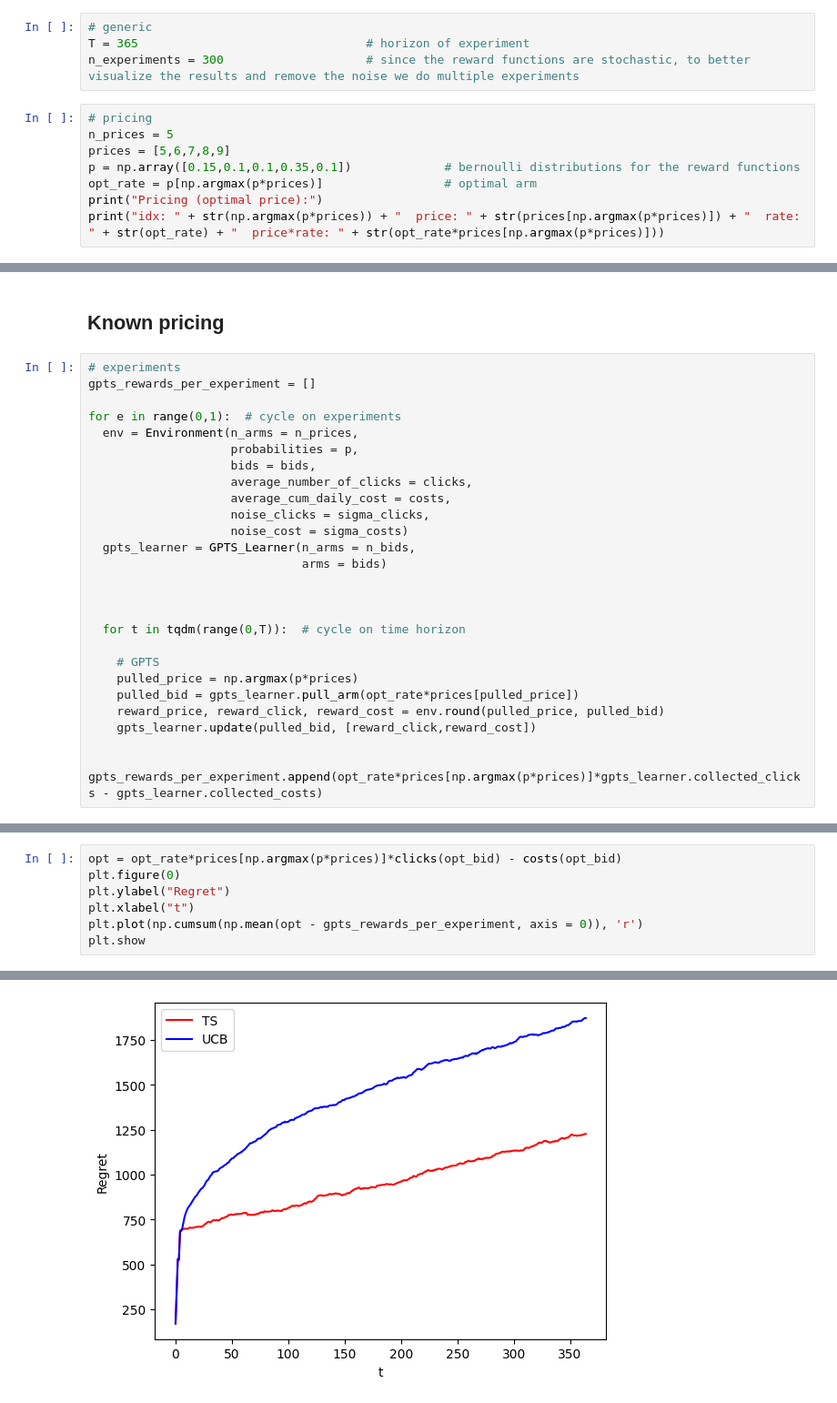
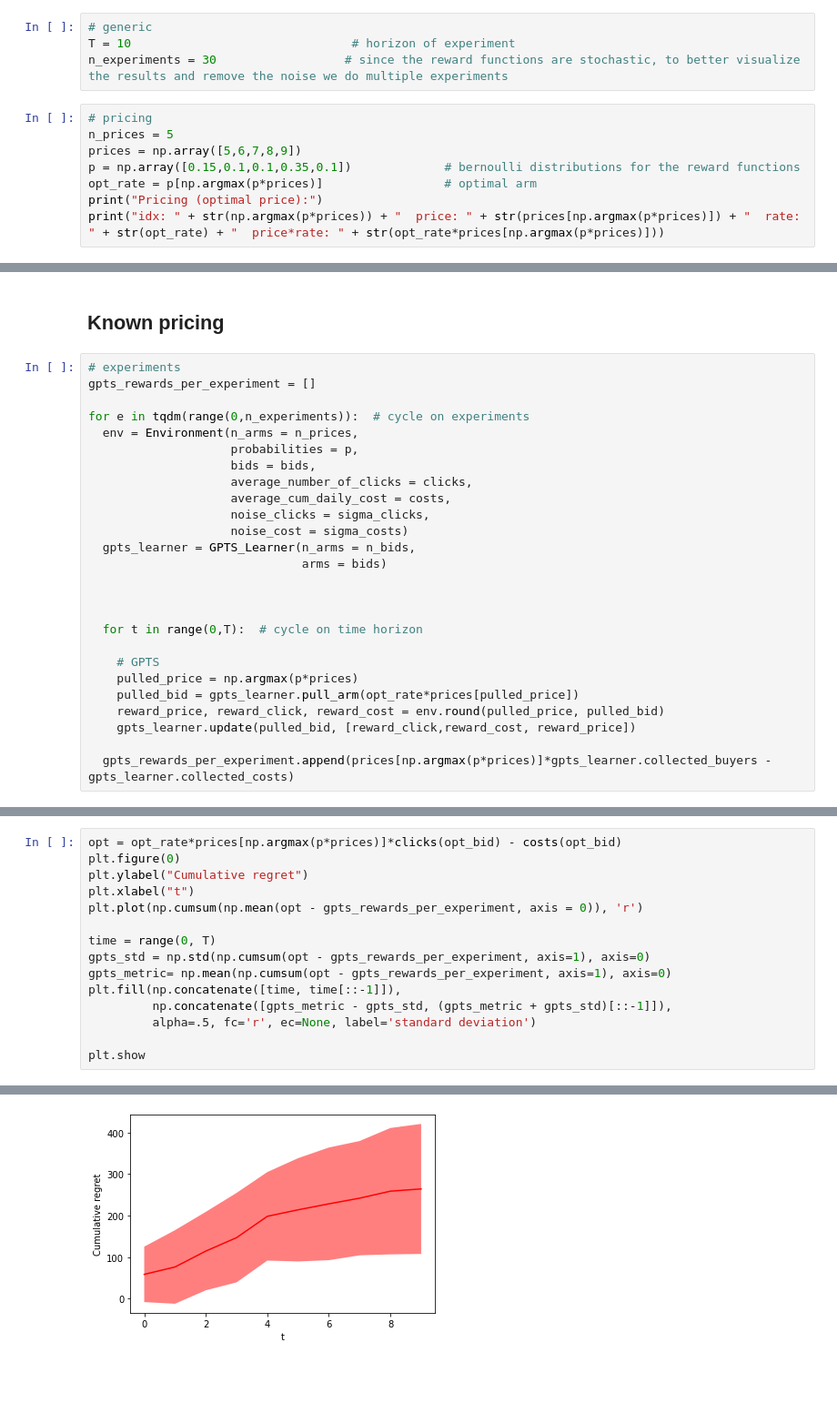
Before and after one commit to ebjaime/OLA-project, a Jupyter notebook: Step2/Manuel/part_2.ipynb, the cells around one changed output, grey strips where cells are left out. Shown: that part at 91% size. Saved outputs shown, nothing was run; the diff lists cells and outputs as text; blank space fills up the shorter version.

Commit message:
Minor adjustments to allow to change time horizon more easily

```diff
--- a/Step2/Manuel/part_2.ipynb
+++ b/Step2/Manuel/part_2.ipynb
@@ -106,12 +106,12 @@ import matplotlib.pyplot as plt
 from tqdm import tqdm
 # %%
 # generic
-T = 365                                # horizon of experiment
-n_experiments = 300                    # since the reward functions are stochastic, to better visualize the results and remove the noise we do multiple experiments
+T = 10                               # horizon of experiment
+n_experiments = 30                  # since the reward functions are stochastic, to better visualize the results and remove the noise we do multiple experiments
 # %%
 # pricing
 n_prices = 5
-prices = [5,6,7,8,9]
+prices = np.array([5,6,7,8,9])
 p = np.array([0.15,0.1,0.1,0.35,0.1])             # bernoulli distributions for the reward functions
 opt_rate = p[np.argmax(p*prices)]                 # optimal arm
 print("Pricing (optimal price):")
@@ -148,7 +148,7 @@ idx: 65  bid: 0.6565656565656566  clicks-costs: 13.794848078095768
 # experiments
 gpts_rewards_per_experiment = []
 
-for e in range(0,1):  # cycle on experiments
+for e in tqdm(range(0,n_experiments)):  # cycle on experiments
   env = Environment(n_arms = n_prices,
                     probabilities = p,
                     bids = bids,
@@ -161,12 +161,12 @@ for e in range(0,1):  # cycle on experiments
 
 
 
-  for t in tqdm(range(0,T)):  # cycle on time horizon
+  for t in range(0,T):  # cycle on time horizon
 
     # GPTS
     pulled_price = np.argmax(p*prices)
     pulled_bid = gpts_learner.pull_arm(opt_rate*prices[pulled_price])
     reward_price, reward_click, reward_cost = env.round(pulled_price, pulled_bid)
-    gpts_learner.update(pulled_bid, [reward_click,reward_cost])
+    gpts_learner.update(pulled_bid, [reward_click,reward_cost, reward_price])
 
-  gpts_rewards_per_experiment.append(opt_rate*prices[np.argmax(p*prices)]*gpts_learner.collected_clicks - gpts_learner.collected_costs)
+  gpts_rewards_per_experiment.append(prices[np.argmax(p*prices)]*gpts_learner.collected_buyers - gpts_learner.collected_costs)
@@ -192,8 +173,16 @@ KeyboardInterrupt: ignored
 # %%
 opt = opt_rate*prices[np.argmax(p*prices)]*clicks(opt_bid) - costs(opt_bid)
 plt.figure(0)
-plt.ylabel("Regret")
+plt.ylabel("Cumulative regret")
 plt.xlabel("t")
 plt.plot(np.cumsum(np.mean(opt - gpts_rewards_per_experiment, axis = 0)), 'r')
+
+time = range(0, T)
+gpts_std = np.std(np.cumsum(opt - gpts_rewards_per_experiment, axis=1), axis=0)
+gpts_metric= np.mean(np.cumsum(opt - gpts_rewards_per_experiment, axis=1), axis=0)
+plt.fill(np.concatenate([time, time[::-1]]),
+         np.concatenate([gpts_metric - gpts_std, (gpts_metric + gpts_std)[::-1]]),
+         alpha=.5, fc='r', ec=None, label='standard deviation')
+
 plt.show
 # %% [output]
@@ -201 +190 @@ plt.show
-[figure, old version]
+[figure, new version]
```
Also changed, not shown: parts of 7 cells of this notebook, 1 other file.
